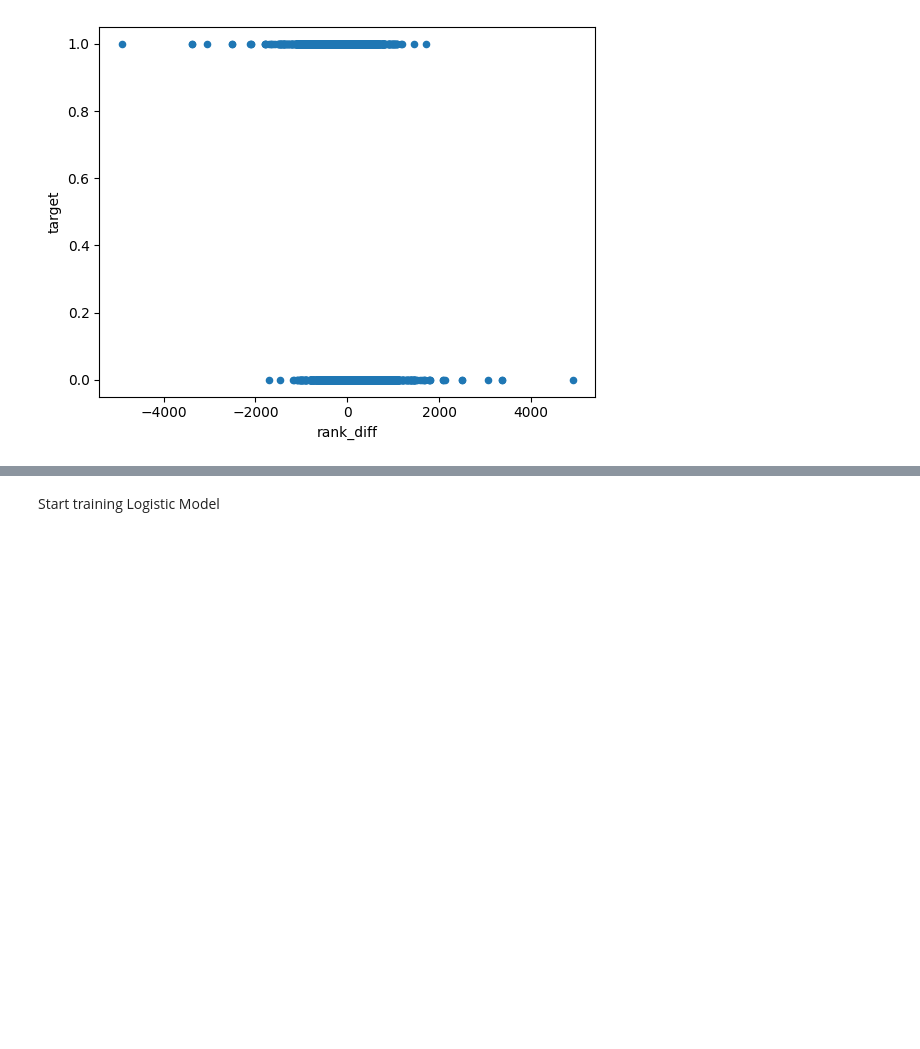
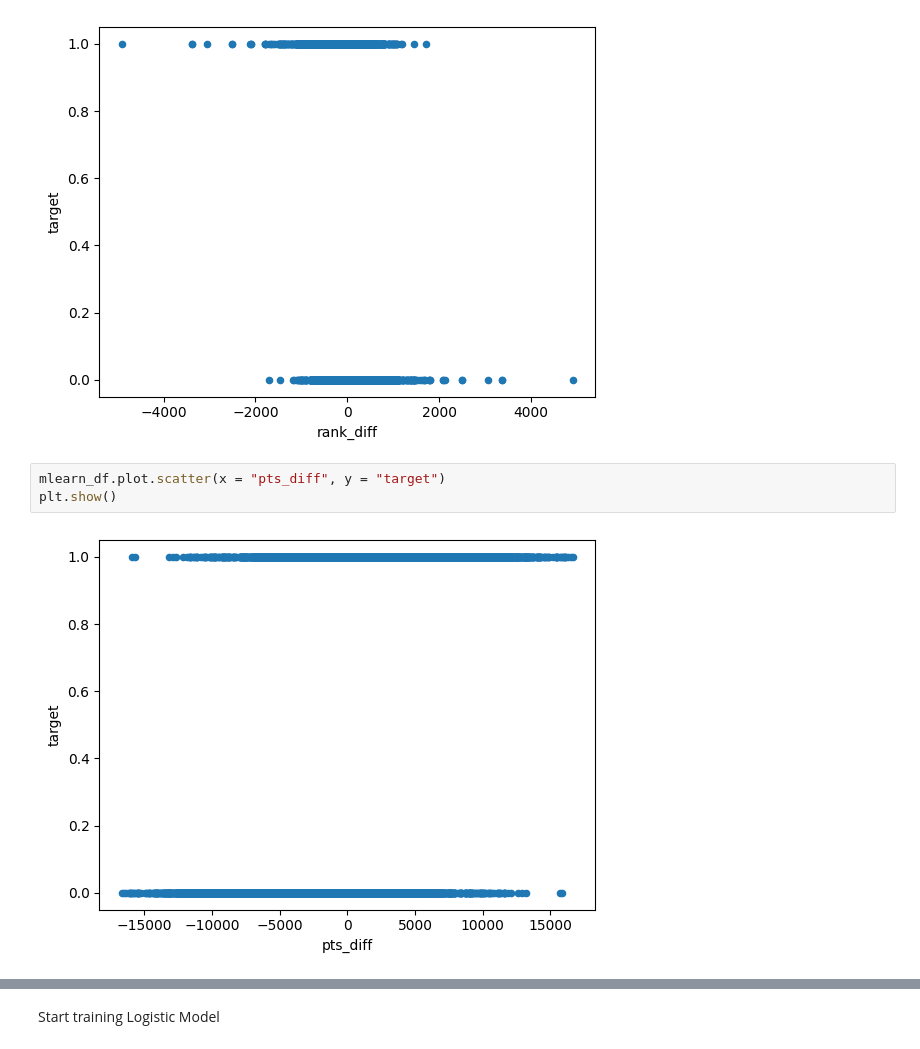
Before and after one commit to Ethan9502/ATP_tennis_analysis, a Jupyter notebook: logistic_regression.ipynb, the cells around one changed output, grey strips where cells are left out. Drawn from its saved outputs; the diff is of its cells as text; blank space fills up the shorter version.

```diff
--- a/logistic_regression.ipynb
+++ b/logistic_regression.ipynb
@@ -189,3 +217,8 @@ mlearn_df.plot.scatter(x = "rank_diff", y = "target")
 plt.show()
 # %% [output]
 [figure]
+# %%
+mlearn_df.plot.scatter(x = "pts_diff", y = "target")
+plt.show()
+# %% [output]
+[figure, added]
```
Also changed, not shown: parts of 7 cells of this notebook, 7 other files.
